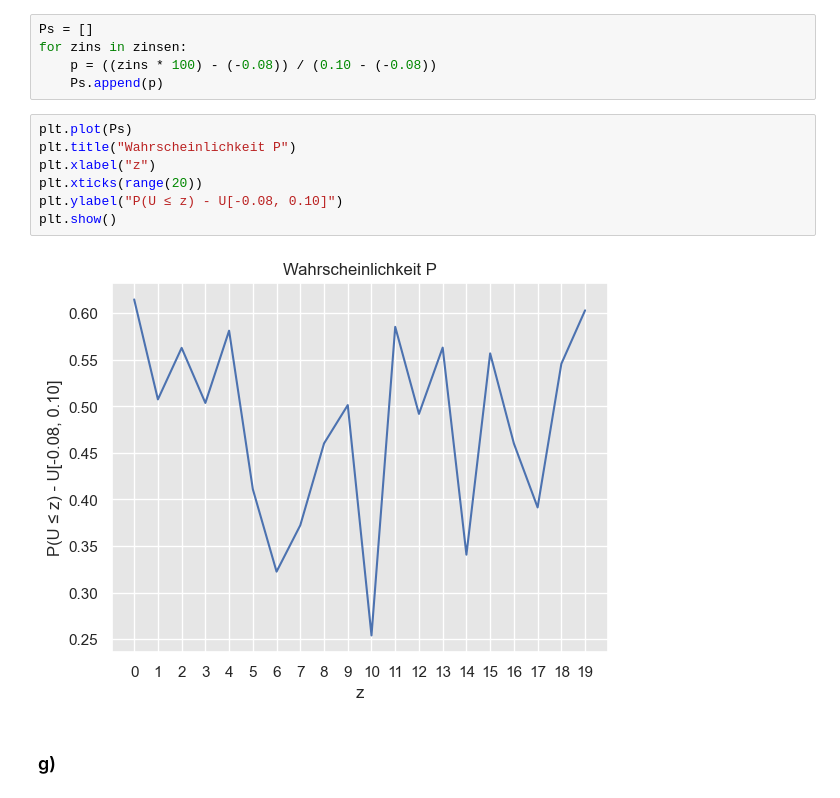
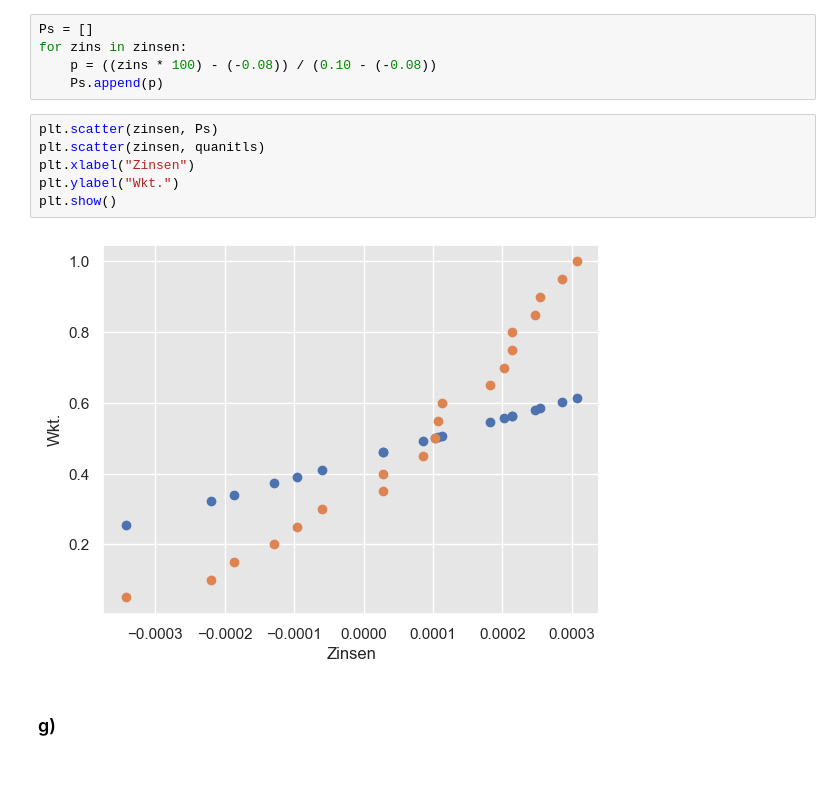
Before and after one commit to tombk556/Mathematische-Stochastische-Modelle-und-MC-Simulationen, a Jupyter notebook: Übung 3/übung3.ipynb, the cells around one changed output. Drawn from its saved outputs; the diff is of its cells as text; blank space fills up the shorter version.

```diff
--- a/Übung 3/übung3.ipynb
+++ b/Übung 3/übung3.ipynb
@@ -184,15 +232,14 @@ Ps = []
 for zins in zinsen:
     p = ((zins * 100) - (-0.08)) / (0.10 - (-0.08))
     Ps.append(p)
-# %%
-plt.plot(Ps)
-plt.title("Wahrscheinlichkeit P")
-plt.xlabel("z")
-plt.xticks(range(20))
-plt.ylabel("P(U ≤ z) - U[-0.08, 0.10]")
-plt.show()
-# %% [output]
-[figure, removed]
+# %%
+plt.scatter(zinsen, Ps)
+plt.scatter(zinsen, quanitls)
+plt.xlabel("Zinsen")
+plt.ylabel("Wkt.")
+plt.show()
+# %% [output]
+[figure, added]
 # %% [markdown]
 ### g)
 # %%
```
Also changed, not shown: parts of 9 cells of this notebook.
